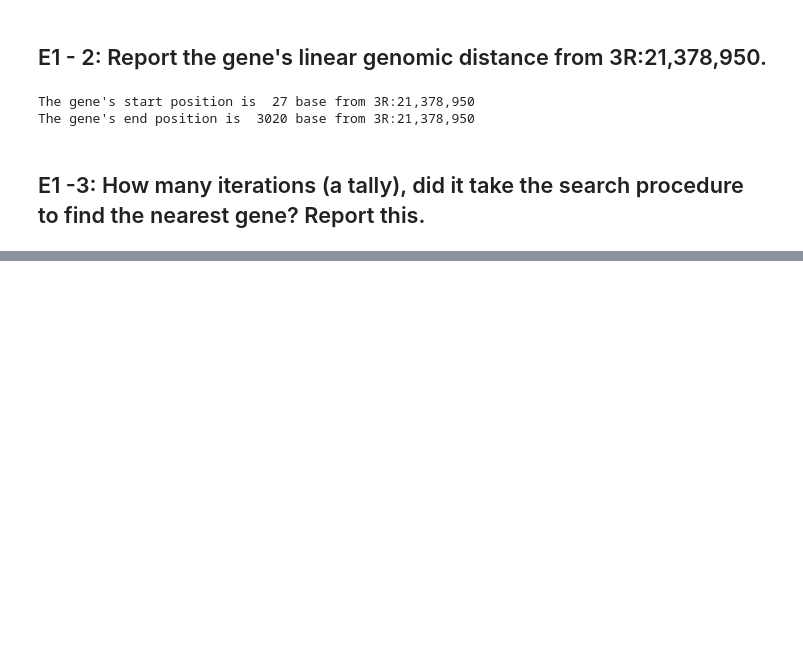
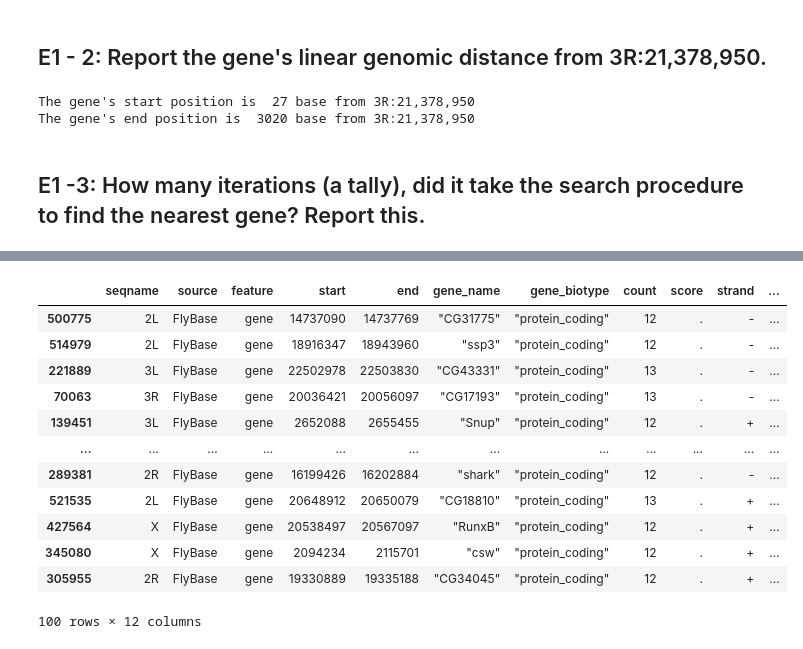
Before and after one commit to XiangningChen98/qbb2020-answers, a Jupyter notebook: day4-lunch/day4-lunch.ipynb, the cells around one changed output, grey strips where cells are left out. Drawn from its saved outputs; the diff is of its cells as text; code cells hidden in the pictures; blank space fills up the shorter version.

```diff
--- a/day4-lunch/day4-lunch.ipynb
+++ b/day4-lunch/day4-lunch.ipynb
@@ -105,0 +223,56 @@ It takes 11 times to get the result.
+# %%
+def find_nearest(chrom,position):
+    df_gene=df_gtf[(df_gtf['seqname']==chrom)&(df_gtf['feature']=='gene')]
+    df_3R_protein_coding=df_gene[ df_gene['attribute'].str.contains('protein_coding')]
+    df_3R_cut=copy.deepcopy(df_3R_protein_coding)
+    count=0
+    for i in range(1):
+        while len(df_3R_cut)>2:
+            count+=1
+            if len(df_3R_cut)%2 == 0:
+                cut_step=int(len(df_3R_cut)/2)-1
+            else:
+                cut_step=int(len(df_3R_cut)/2)
+            if df_3R_cut.iloc[cut_step,3]>position:
+                df_3R_cut=df_3R_cut[:cut_step+1]
+            else:
+                df_3R_cut=df_3R_cut[cut_step:]
+        while len(df_3R_cut)==2:
+            count+=1
+#             print(df_3R_cut)
+            dis1=abs(df_3R_cut.iloc[0,3]-position)
+            dis2=abs(df_3R_cut.iloc[1,3]-position)
+            if dis1>dis2:
+                df_3R_cut=df_3R_cut.iloc[[1]]
+            else:
+                df_3R_cut=df_3R_cut.iloc[[0]]
+    attribute = list(df_3R_cut['attribute'].str.split(';'))
+    df_3R_cut.insert(5,'gene_name',attribute[0][2][10:])
+    df_3R_cut.insert(6,'gene_biotype',attribute[0][4][13:])
+    df_3R_cut.insert(7,'count',count)
+
+    return count,df_3R_cut
+# %%
+restult_df_all= pd.DataFrame(columns =['seqname','source','feature','start','end','gene_name','gene_biotype','count','score','strand','frame','attribute'] )
+
+fs=open("day3_100_positions.txt",'r')
+for line in fs:
+    pos=line.rstrip().split()
+
+    count,restult_df=find_nearest(pos[0],int(pos[1]))
+    restult_df_all=pd.concat([restult_df_all,restult_df])
+restult_df_all
+# %% [output]
+|  | seqname | source | feature | start | end | gene_name | gene_biotype | count | score | strand | ... |
+| 500775 | 2L | FlyBase | gene | 14737090 | 14737769 | "CG31775" | "protein_coding" | 12 | . | - | ... |
+| 514979 | 2L | FlyBase | gene | 18916347 | 18943960 | "ssp3" | "protein_coding" | 12 | . | - | ... |
+| 221889 | 3L | FlyBase | gene | 22502978 | 22503830 | "CG43331" | "protein_coding" | 13 | . | - | ... |
+| 70063 | 3R | FlyBase | gene | 20036421 | 20056097 | "CG17193" | "protein_coding" | 13 | . | - | ... |
+| 139451 | 3L | FlyBase | gene | 2652088 | 2655455 | "Snup" | "protein_coding" | 12 | . | + | ... |
+| ... | ... | ... | ... | ... | ... | ... | ... | ... | ... | ... | ... |
+| 289381 | 2R | FlyBase | gene | 16199426 | 16202884 | "shark" | "protein_coding" | 12 | . | - | ... |
+| 521535 | 2L | FlyBase | gene | 20648912 | 20650079 | "CG18810" | "protein_coding" | 13 | . | + | ... |
+| 427564 | X | FlyBase | gene | 20538497 | 20567097 | "RunxB" | "protein_coding" | 12 | . | + | ... |
+| 345080 | X | FlyBase | gene | 2094234 | 2115701 | "csw" | "protein_coding" | 12 | . | + | ... |
+| 305955 | 2R | FlyBase | gene | 19330889 | 19335188 | "CG34045" | "protein_coding" | 12 | . | + | ... |
+100 rows × 12 columns
```
Also changed, not shown: parts of 13 cells of this notebook.
